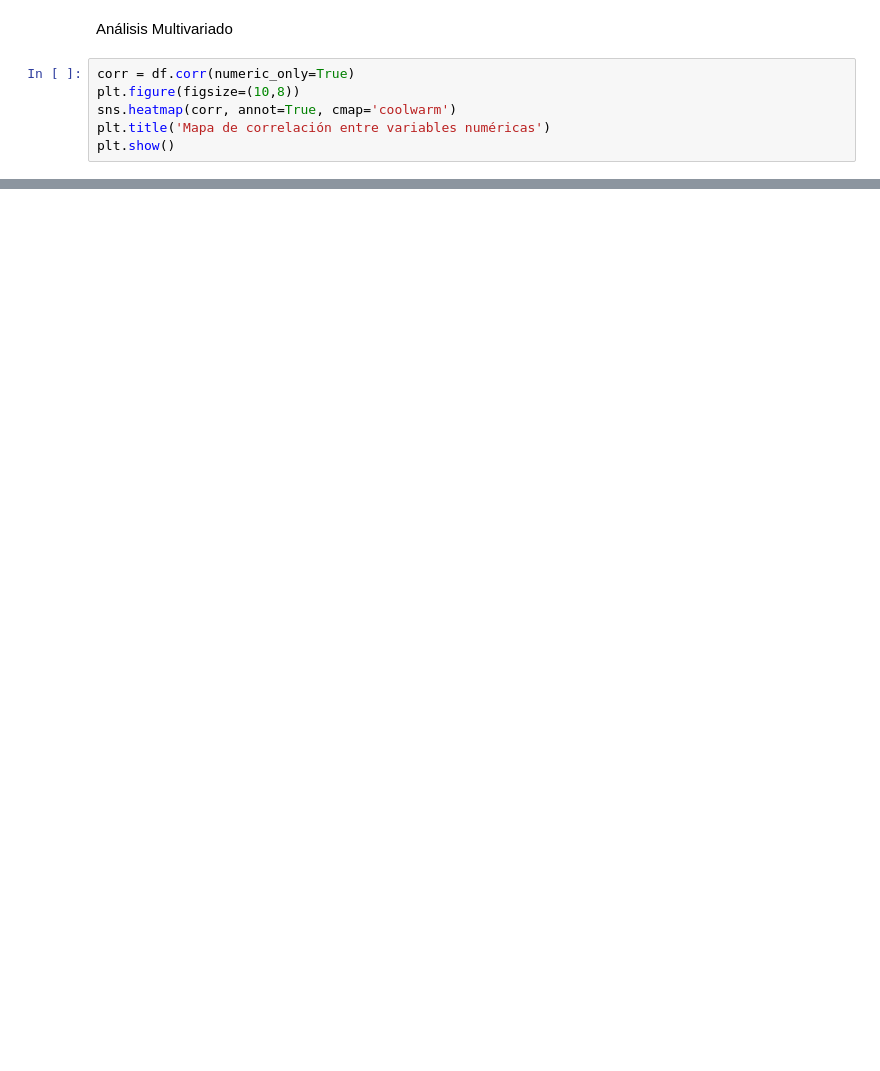
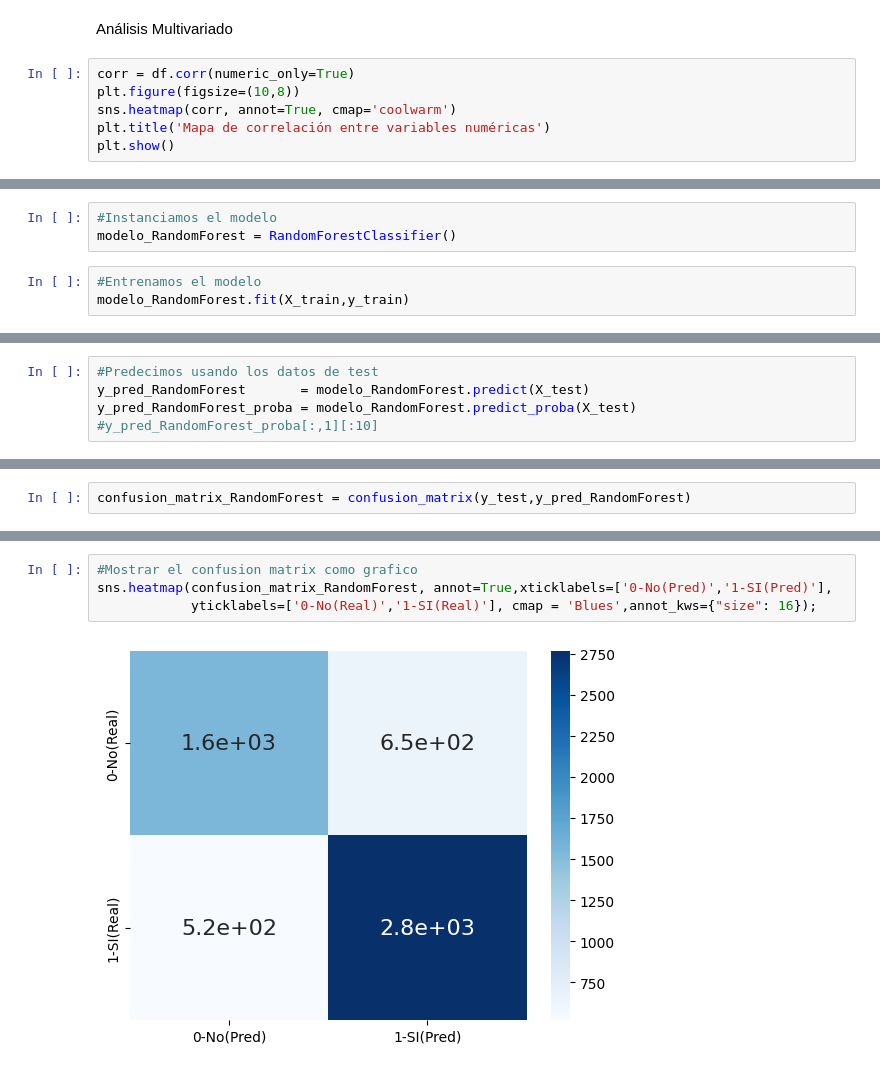
Before and after one commit to Brilrs/Student-Depression-ML, a Jupyter notebook: Student_depression_prediction.ipynb, the cells around one changed output, grey strips where cells are left out. Cells and saved outputs as stored; diff of their text form; blank space fills up the shorter version.

Commit message:
Update model and feature engineering

```diff
--- a/Student_depression_prediction.ipynb
+++ b/Student_depression_prediction.ipynb
@@ -1125,0 +1377,6 @@ INSIGHTS
+# %%
+#Instanciamos el modelo
+modelo_RandomForest = RandomForestClassifier()
+# %%
+#Entrenamos el modelo
+modelo_RandomForest.fit(X_train,y_train)
@@ -1125,0 +1385,5 @@ INSIGHTS
+# %%
+#Predecimos usando los datos de test
+y_pred_RandomForest       = modelo_RandomForest.predict(X_test)
+y_pred_RandomForest_proba = modelo_RandomForest.predict_proba(X_test)
+#y_pred_RandomForest_proba[:,1][:10]
@@ -1125,0 +1394,2 @@ INSIGHTS
+# %%
+confusion_matrix_RandomForest = confusion_matrix(y_test,y_pred_RandomForest)
@@ -1125,0 +1403,6 @@ INSIGHTS
+# %%
+#Mostrar el confusion matrix como grafico
+sns.heatmap(confusion_matrix_RandomForest, annot=True,xticklabels=['0-No(Pred)','1-SI(Pred)'],
+            yticklabels=['0-No(Real)','1-SI(Real)'], cmap = 'Blues',annot_kws={"size": 16});
+# %% [output]
+[figure, added]
```
Also changed, not shown: parts of 278 cells of this notebook.
